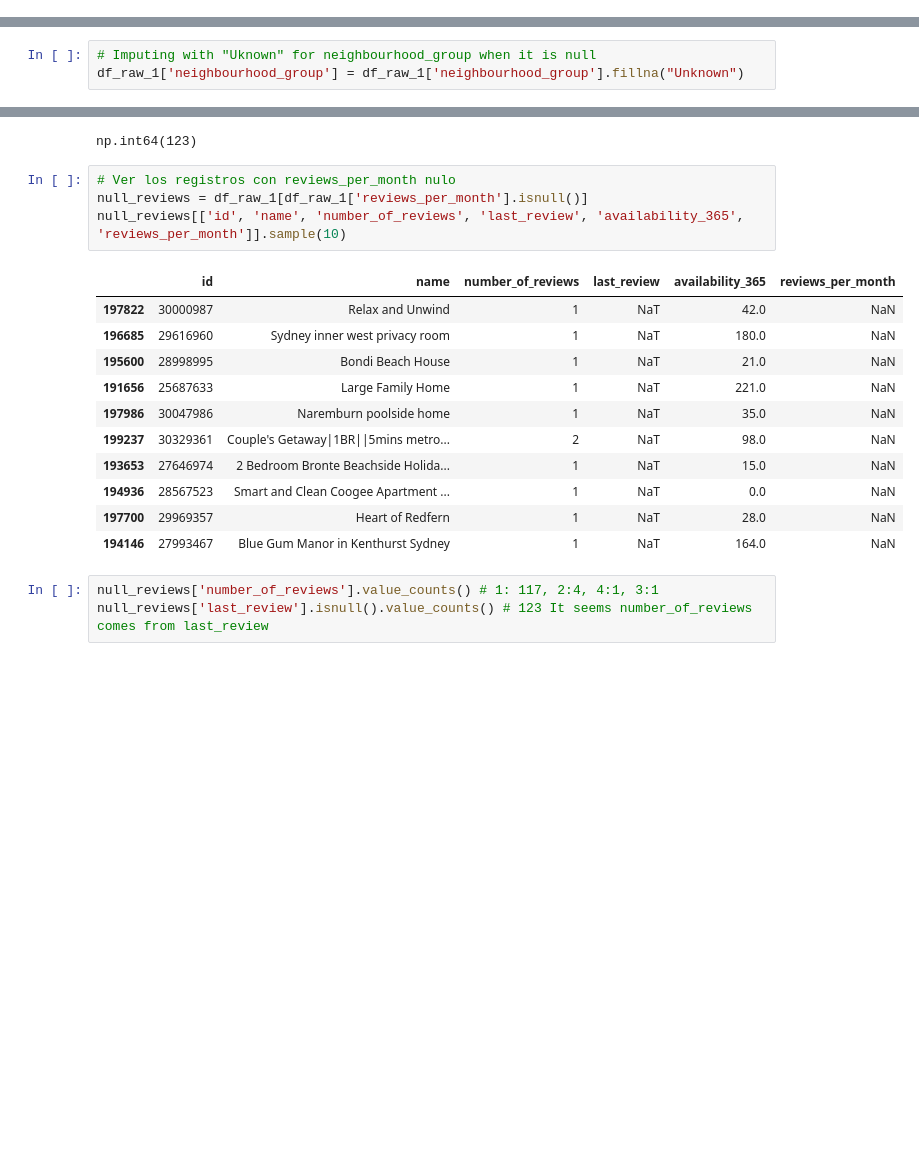
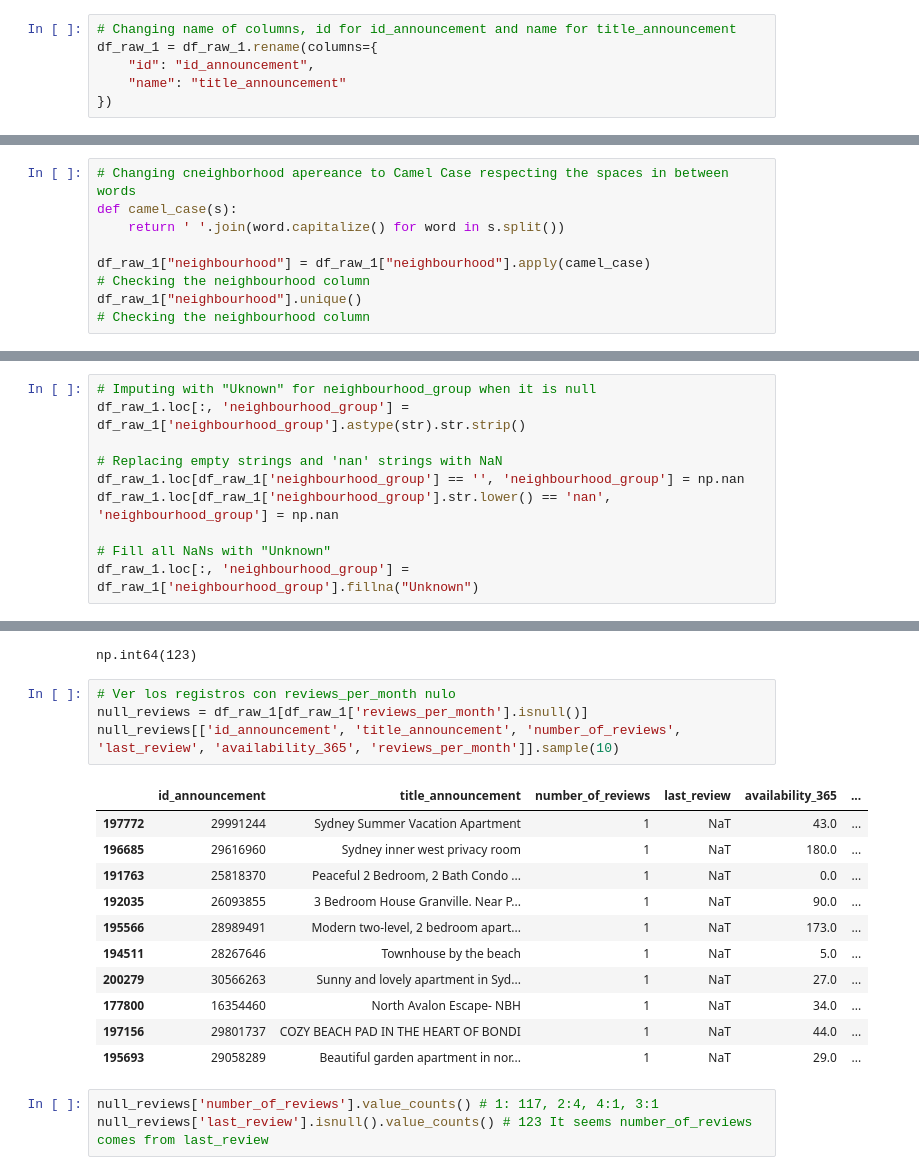
Before and after one commit to Yael-Parra/Airbnb-Analysis, a Jupyter notebook: eda/cleaning.ipynb, the cells around one changed output, grey strips where cells are left out. Saved outputs shown, nothing was run; the diff lists cells and outputs as text; blank space fills up the shorter version.

```diff
--- a/eda/cleaning.ipynb
+++ b/eda/cleaning.ipynb
@@ -151,0 +158,6 @@ df_raw_1["last_review"] = pd.to_datetime(df_raw_1["last_review"], errors="coerce
+# %%
+# Changing name of columns, id for id_announcement and name for title_announcement
+df_raw_1 = df_raw_1.rename(columns={
+    "id": "id_announcement",
+    "name": "title_announcement"
+})
@@ -258,0 +303,9 @@ ____
+# %%
+# Changing cneighborhood apereance to Camel Case respecting the spaces in between words
+def camel_case(s):
+    return ' '.join(word.capitalize() for word in s.split())
+
+df_raw_1["neighbourhood"] = df_raw_1["neighbourhood"].apply(camel_case)
+# Checking the neighbourhood column
+df_raw_1["neighbourhood"].unique()
+# Checking the neighbourhood column
@@ -379,3 +399,0 @@ Tokyo: Shibuya Ku, Sumida Ku, Nerima Ku, Setagaya Ku, Arakawa Ku, Shinjuku Ku, M
-# %%
-# Imputing with "Uknown" for neighbourhood_group when it is null
-df_raw_1['neighbourhood_group'] = df_raw_1['neighbourhood_group'].fillna("Unknown")
@@ -382,3 +502,13 @@ df_raw_1['neighbourhood_group'] = df_raw_1['neighbourhood_group'].fillna("Unknow
+# %%
+# Imputing with "Uknown" for neighbourhood_group when it is null
+df_raw_1.loc[:, 'neighbourhood_group'] = df_raw_1['neighbourhood_group'].astype(str).str.strip()
+
+# Replacing empty strings and 'nan' strings with NaN
+df_raw_1.loc[df_raw_1['neighbourhood_group'] == '', 'neighbourhood_group'] = np.nan
+df_raw_1.loc[df_raw_1['neighbourhood_group'].str.lower() == 'nan', 'neighbourhood_group'] = np.nan
+
+# Fill all NaNs with "Unknown"
+df_raw_1.loc[:, 'neighbourhood_group'] = df_raw_1['neighbourhood_group'].fillna("Unknown")
 # %%
 df_raw_1["neighbourhood_group"].isnull().sum()  # 0
 df_raw_1["neighbourhood_group"].unique()
@@ -422,19 +552,19 @@ np.int64(123)
 # %%
 # Ver los registros con reviews_per_month nulo
 null_reviews = df_raw_1[df_raw_1['reviews_per_month'].isnull()]
-null_reviews[['id', 'name', 'number_of_reviews', 'last_review', 'availability_365', 'reviews_per_month']].sample(10)
+null_reviews[['id_announcement', 'title_announcement', 'number_of_reviews', 'last_review', 'availability_365', 'reviews_per_month']].sample(10)
 # %% [output]
-|  | id | name | number_of_reviews | last_review | availability_365 | reviews_per_month |
-| 197822 | 30000987 | Relax and Unwind | 1 | NaT | 42.0 | NaN |
-| 196685 | 29616960 | Sydney inner west privacy room | 1 | NaT | 180.0 | NaN |
-| 195600 | 28998995 | Bondi Beach House | 1 | NaT | 21.0 | NaN |
-| 191656 | 25687633 | Large Family Home | 1 | NaT | 221.0 | NaN |
-| 197986 | 30047986 | Naremburn poolside home | 1 | NaT | 35.0 | NaN |
-| 199237 | 30329361 | Couple's Getaway|1BR||5mins metro... | 2 | NaT | 98.0 | NaN |
-| 193653 | 27646974 | 2 Bedroom Bronte Beachside Holida... | 1 | NaT | 15.0 | NaN |
-| 194936 | 28567523 | Smart and Clean Coogee Apartment ... | 1 | NaT | 0.0 | NaN |
-| 197700 | 29969357 | Heart of Redfern | 1 | NaT | 28.0 | NaN |
-| 194146 | 27993467 | Blue Gum Manor in Kenthurst Sydney | 1 | NaT | 164.0 | NaN |
+|  | id_announcement | title_announcement | number_of_reviews | last_review | availability_365 | ... |
+| 197772 | 29991244 | Sydney Summer Vacation Apartment | 1 | NaT | 43.0 | ... |
+| 196685 | 29616960 | Sydney inner west privacy room | 1 | NaT | 180.0 | ... |
+| 191763 | 25818370 | Peaceful 2 Bedroom, 2 Bath Condo ... | 1 | NaT | 0.0 | ... |
+| 192035 | 26093855 | 3 Bedroom House Granville. Near P... | 1 | NaT | 90.0 | ... |
+| 195566 | 28989491 | Modern two-level, 2 bedroom apart... | 1 | NaT | 173.0 | ... |
+| 194511 | 28267646 | Townhouse by the beach | 1 | NaT | 5.0 | ... |
+| 200279 | 30566263 | Sunny and lovely apartment in Syd... | 1 | NaT | 27.0 | ... |
+| 177800 | 16354460 | North Avalon Escape- NBH | 1 | NaT | 34.0 | ... |
+| 197156 | 29801737 | COZY BEACH PAD IN THE HEART OF BONDI | 1 | NaT | 44.0 | ... |
+| 195693 | 29058289 | Beautiful garden apartment in nor... | 1 | NaT | 29.0 | ... |
 # %%
 null_reviews['number_of_reviews'].value_counts() # 1: 117, 2:4, 4:1, 3:1
 null_reviews['last_review'].isnull().value_counts() # 123 It seems number_of_reviews comes from last_review
```
Also changed, not shown: parts of 99 cells of this notebook.
